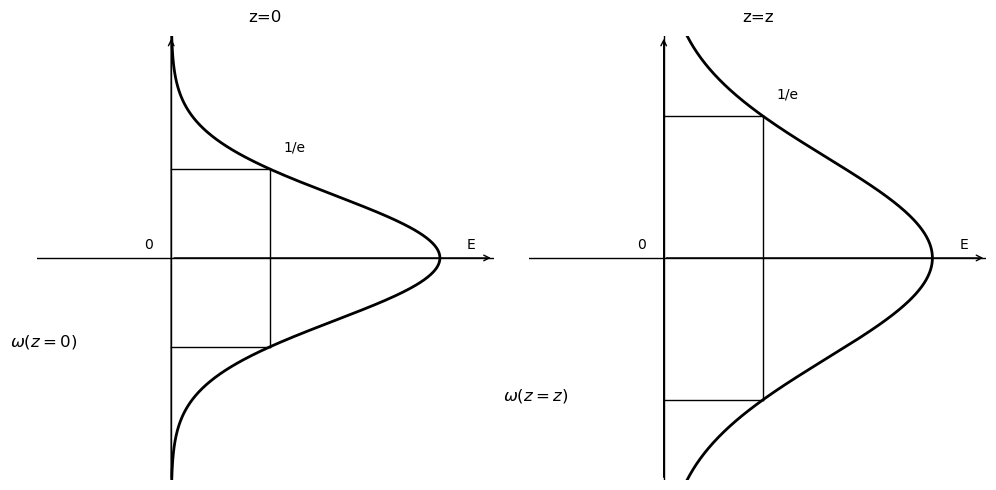
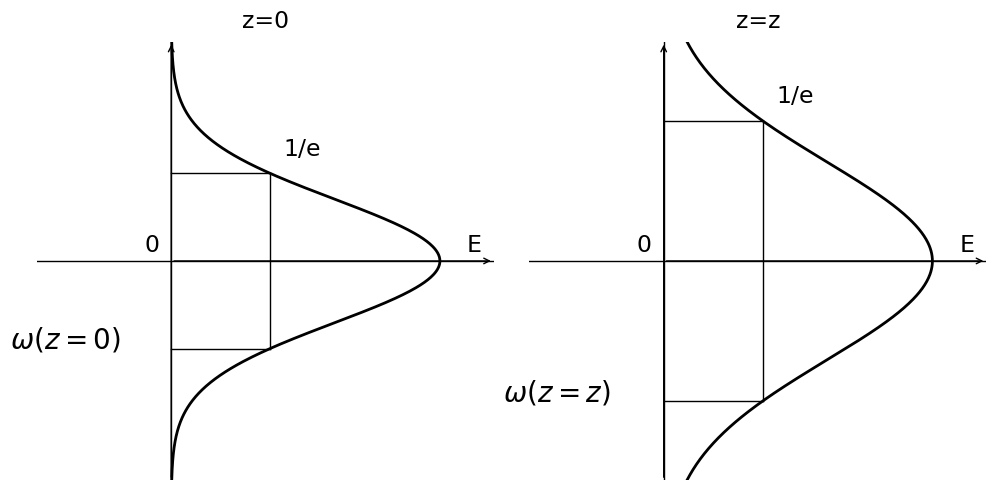
The notebook cell's code change between the first figure and the second:
--- before
+++ after
@@ -22,8 +22,8 @@
     
     # テキストラベル
-    ax.set_title(z_label, loc = 'center', pad = 10)
-    ax.text(e_inv+0.05, w_val+0.2, '1/e', fontsize = 10)
-    ax.text(-0.1, 0.1, '0', fontsize = 10)
-    ax.text(-0.6, -w_val, label_w, fontsize = 12)
+    ax.set_title(z_label, loc = 'center', pad = 10, fontsize = 17)
+    ax.text(e_inv+0.05, w_val+0.2, '1/e', fontsize = 17)
+    ax.text(-0.1, 0.1, '0', fontsize = 17)
+    ax.text(-0.6, -w_val, label_w, fontsize = 20)
     
     # グラフの見た目調整
@@ -34,5 +34,5 @@
     ax.annotate('', xy = (1.2, 0), xytext = (0, 0), arrowprops = dict(arrowstyle = "->"))
     ax.annotate('', xy = (0, 2.5), xytext = (0, -2.5), arrowprops = dict(arrowstyle = "->"))
-    ax.text(1.1, 0.1, 'E')
+    ax.text(1.1, 0.1, 'E', fontsize = 17)
 
 # 描画開始

Commit: 変更を更新しました。